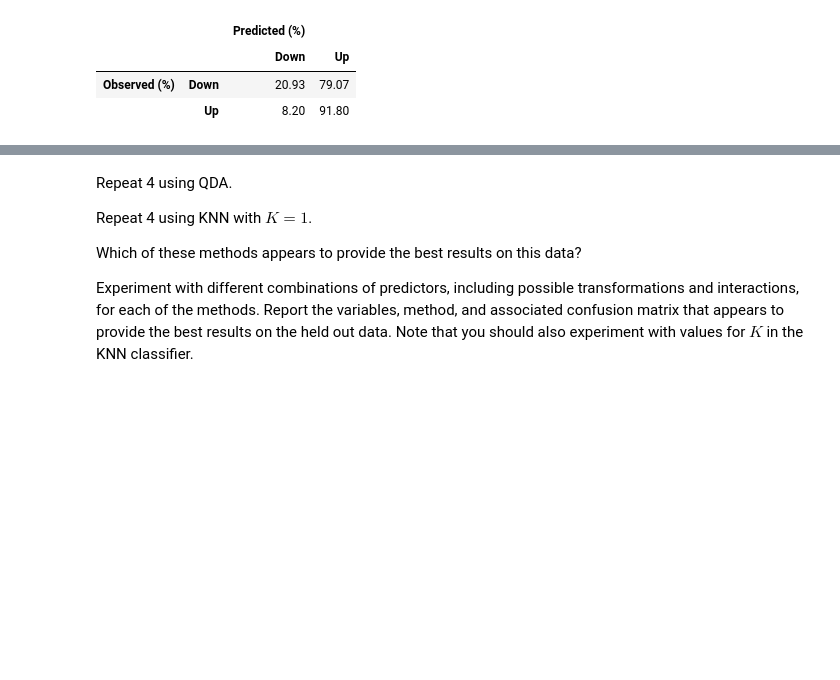
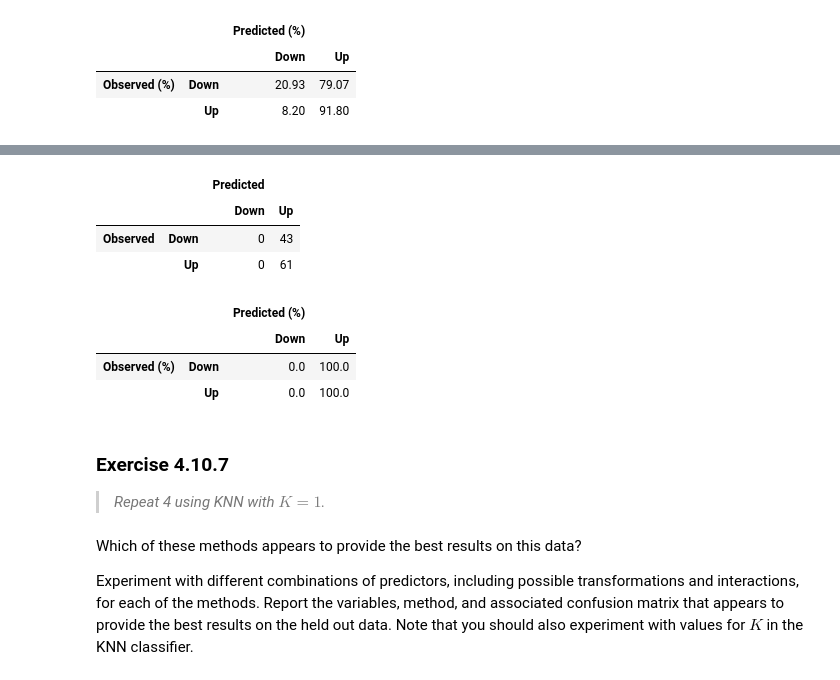
Before and after one commit to HerrBroekman/Python-solutions-for-An-Introduction-to-Statistical-Learning, a Jupyter notebook: Chapter4/Exercise10/4_10.ipynb, the cells around one changed output, grey strips where cells are left out. Drawn from its saved outputs; the diff is of its cells as text; code cells hidden in the pictures; blank space fills up the shorter version.

Commit message:
Finished up to subquestion 4.10.7 of Chapter4/Exercise10/4_10.ipynb.

```diff
--- a/Chapter4/Exercise10/4_10.ipynb
+++ b/Chapter4/Exercise10/4_10.ipynb
@@ -167,3 +169,22 @@ df_confusion_pct.round(2)
 <blockquote>
     <i>Repeat 4 using LDA.</i>
 </blockquote>
+# %%
+targetColumn = ['Direction']
+descriptiveColumns = ['Lag2']
+X_train = np.squeeze(df[descriptiveColumns].loc[1990:2008].to_numpy()).reshape(-1, 1)
+Y_train = np.squeeze(df[targetColumn].loc[1990:2008].to_numpy())
+X_test = df[descriptiveColumns].loc[2009:2010].to_numpy()
+df_Y_test = df[targetColumn].loc[2009:2010]
+
+clf = LinearDiscriminantAnalysis()
+_ = clf.fit(X_train, Y_train)
+Y_pred = clf.predict(X_test)
+
+df_Y_test_and_pred = pd.DataFrame({
+    'Observed': df_Y_test['Direction'],
+    'Predicted': Y_pred,
+})
+df_confusion, df_confusion_pct = createConfusionMatrixFromOutOfSampleData(df=df_Y_test_and_pred, binaryMap={0: 'Down', 1: 'Up'})
+df_confusion
+df_confusion_pct.round(2)
@@ -170,11 +207,31 @@ df_confusion_pct.round(2)
+# %%
+clf = QuadraticDiscriminantAnalysis()
+_ = clf.fit(X_train, Y_train)
+Y_pred = clf.predict(X_test)
+
+df_Y_test_and_pred = pd.DataFrame({
+    'Observed': df_Y_test['Direction'],
+    'Predicted': Y_pred,
+})
+df_confusion, df_confusion_pct = createConfusionMatrixFromOutOfSampleData(df=df_Y_test_and_pred, binaryMap={0: 'Down', 1: 'Up'})
+df_confusion
+df_confusion_pct.round(2)
+# %% [output]
+|  |  | Predicted |  |
+|  |  | Down | Up |
+| Observed | Down | 0 | 43 |
+|  | Up | 0 | 61 |
+|  |  | Predicted (%) |  |
+|  |  | Down | Up |
+| Observed (%) | Down | 0.0 | 100.0 |
+|  | Up | 0.0 | 100.0 |
+# %% [markdown]
+<h3>Exercise 4.10.7</h3>
+<blockquote>
+    <i>Repeat 4 using KNN with $K = 1$.</i>
+</blockquote>
 # %% [markdown]
 
-
-
-
-Repeat 4 using QDA.
-
-Repeat 4 using KNN with $K = 1$.
 
 Which of these methods appears to provide the best results on this data?
 
```
Also changed, not shown: parts of 9 cells of this notebook, 2 other files.
